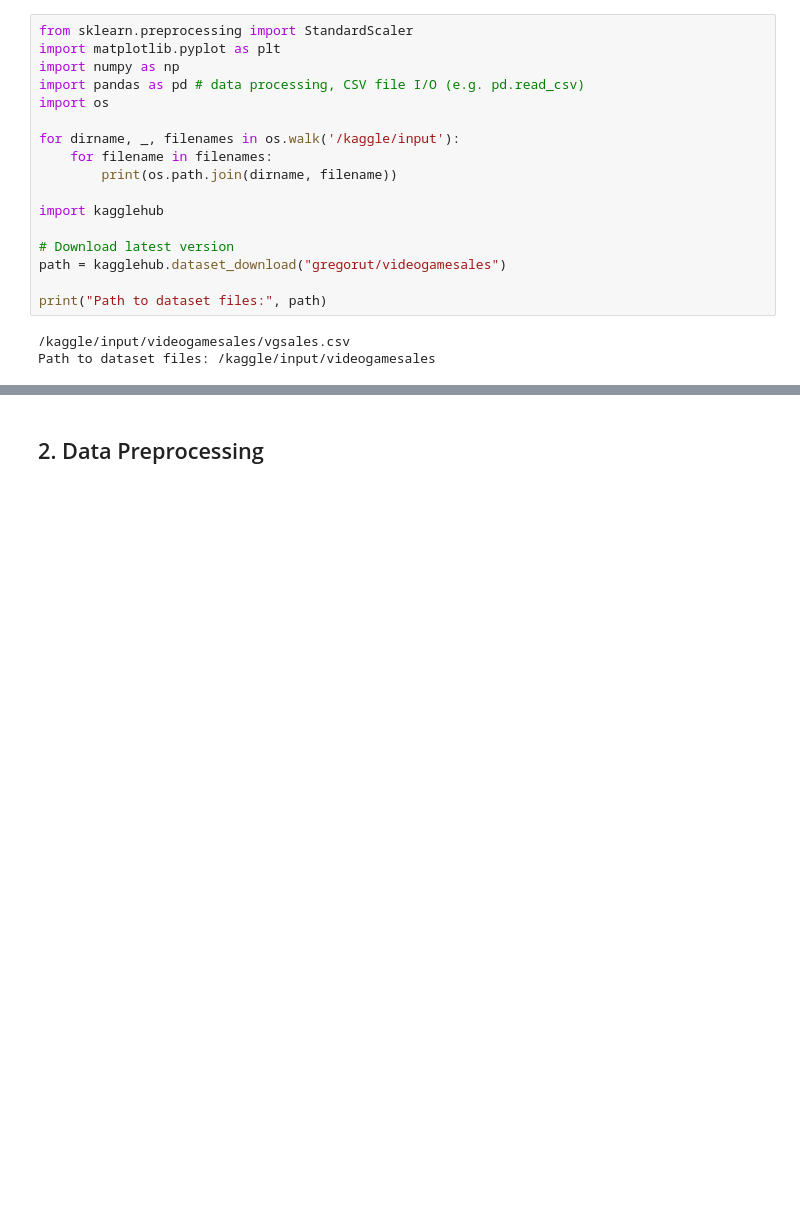
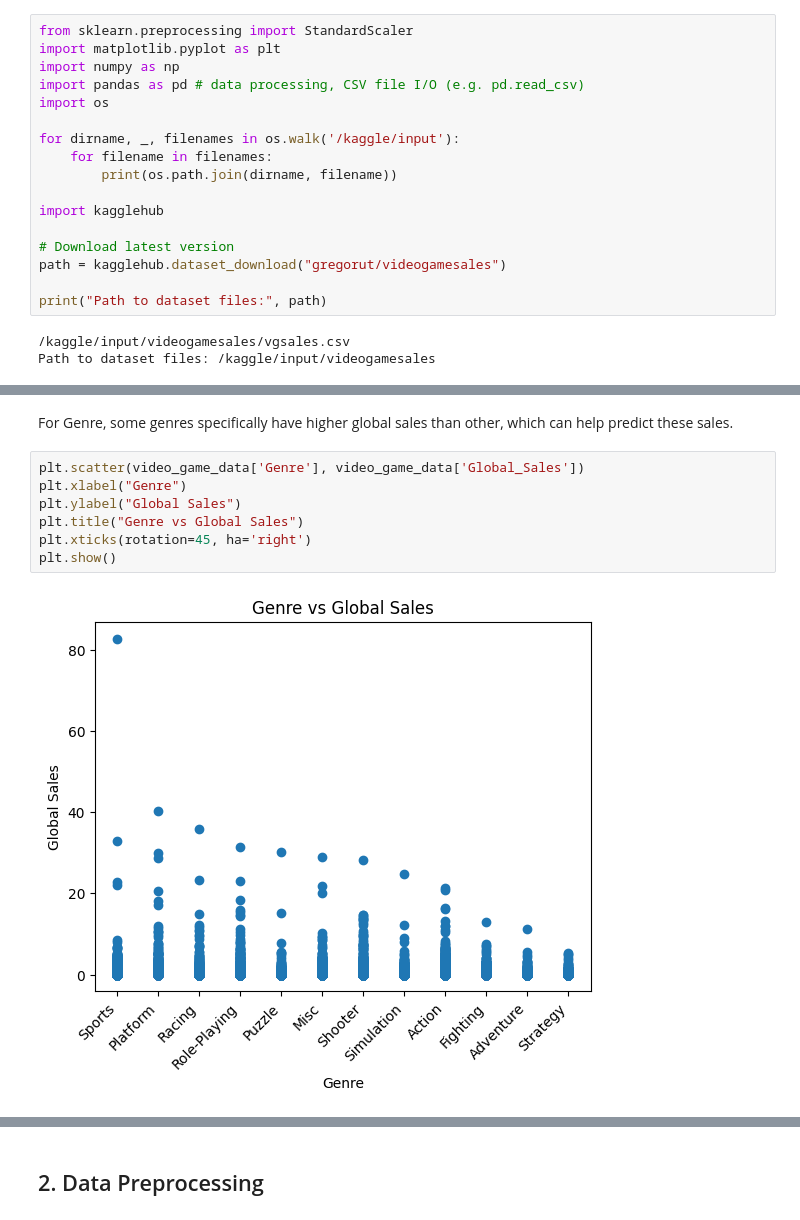
Before and after one commit to Saxon-account/vhs-intro-ai, a Jupyter notebook: semester-project.ipynb, the cells around one changed output, grey strips where cells are left out. Cells and saved outputs as stored; diff of their text form; blank space fills up the shorter version.

```diff
--- a/semester-project.ipynb
+++ b/semester-project.ipynb
@@ -51,0 +72,11 @@ X_train, X_valid, y_train, y_valid = train_test_split(X, y, random_state=1)
+# %% [markdown]
+For Genre, some genres specifically have higher global sales than other, which can help predict these sales.
+# %%
+plt.scatter(video_game_data['Genre'], video_game_data['Global_Sales'])
+plt.xlabel("Genre")
+plt.ylabel("Global Sales")
+plt.title("Genre vs Global Sales")
+plt.xticks(rotation=45, ha='right')
+plt.show()
+# %% [output]
+[figure, added]
```
Also changed, not shown: parts of 54 cells of this notebook.
